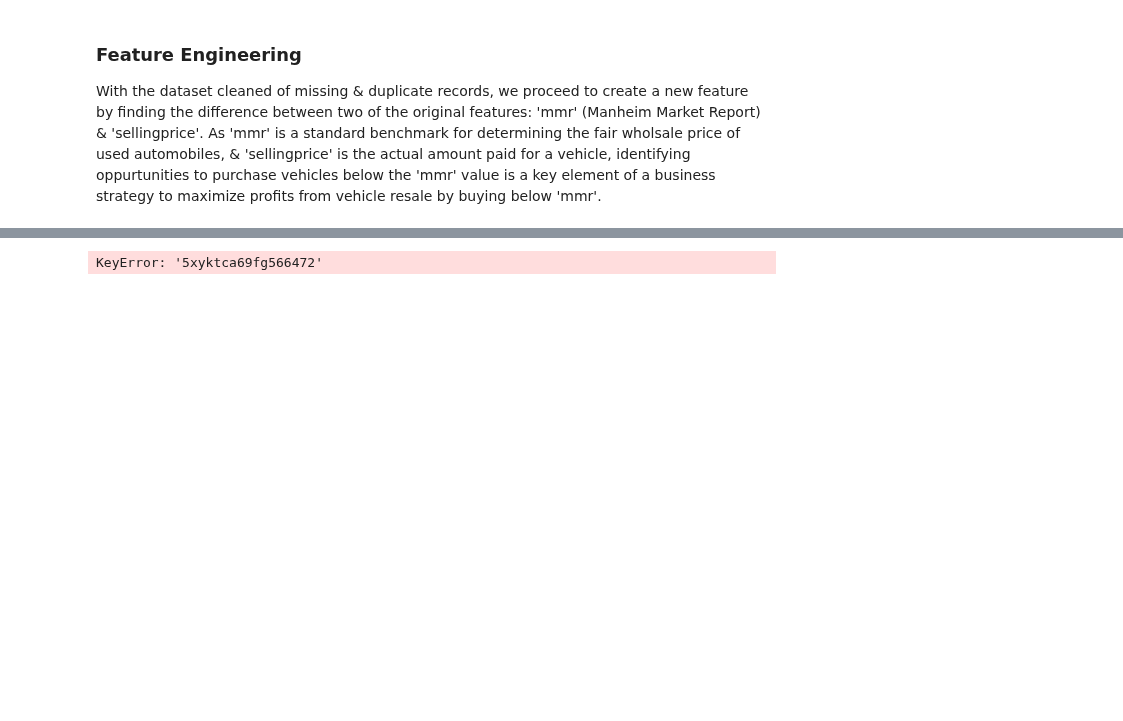
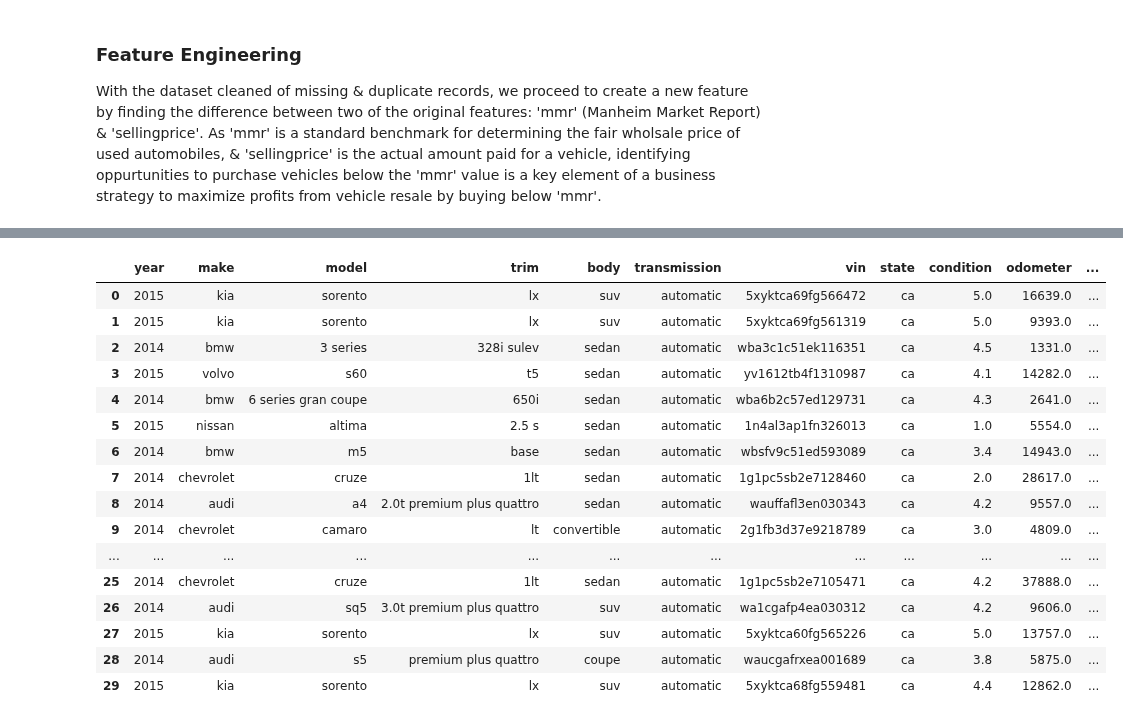
Before and after one commit to terminalcoder/used-car-auction-prices, a Jupyter notebook: notebook.ipynb, the cells around one changed output, grey strips where cells are left out. Cells and saved outputs as stored; diff of their text form; code cells hidden in the pictures; blank space fills up the shorter version.

Commit message:
added region col

```diff
--- a/notebook.ipynb
+++ b/notebook.ipynb
@@ -373,4 +355,23 @@ for l in 'abcdefghijklmnopqrstuvwxyz123456789':
-# %%
-df2['region'] = region_dict[df2['vin'][0]]
-# %% [output]
-KeyError: '5xyktca69fg566472'
+# %%
+df2['region'] = [region_dict[x] for x in df2['vin'].apply(lambda x: x[:1])]
+# %%
+# preview the dataframe with the new columns
+df2.head(30)
+# %% [output]
+|  | year | make | model | trim | body | transmission | vin | state | condition | odometer | ... |
+| 0 | 2015 | kia | sorento | lx | suv | automatic | 5xyktca69fg566472 | ca | 5.0 | 16639.0 | ... |
+| 1 | 2015 | kia | sorento | lx | suv | automatic | 5xyktca69fg561319 | ca | 5.0 | 9393.0 | ... |
+| 2 | 2014 | bmw | 3 series | 328i sulev | sedan | automatic | wba3c1c51ek116351 | ca | 4.5 | 1331.0 | ... |
+| 3 | 2015 | volvo | s60 | t5 | sedan | automatic | yv1612tb4f1310987 | ca | 4.1 | 14282.0 | ... |
+| 4 | 2014 | bmw | 6 series gran coupe | 650i | sedan | automatic | wba6b2c57ed129731 | ca | 4.3 | 2641.0 | ... |
+| 5 | 2015 | nissan | altima | 2.5 s | sedan | automatic | 1n4al3ap1fn326013 | ca | 1.0 | 5554.0 | ... |
+| 6 | 2014 | bmw | m5 | base | sedan | automatic | wbsfv9c51ed593089 | ca | 3.4 | 14943.0 | ... |
+| 7 | 2014 | chevrolet | cruze | 1lt | sedan | automatic | 1g1pc5sb2e7128460 | ca | 2.0 | 28617.0 | ... |
+| 8 | 2014 | audi | a4 | 2.0t premium plus quattro | sedan | automatic | wauffafl3en030343 | ca | 4.2 | 9557.0 | ... |
+| 9 | 2014 | chevrolet | camaro | lt | convertible | automatic | 2g1fb3d37e9218789 | ca | 3.0 | 4809.0 | ... |
+| ... | ... | ... | ... | ... | ... | ... | ... | ... | ... | ... | ... |
+| 25 | 2014 | chevrolet | cruze | 1lt | sedan | automatic | 1g1pc5sb2e7105471 | ca | 4.2 | 37888.0 | ... |
+| 26 | 2014 | audi | sq5 | 3.0t premium plus quattro | suv | automatic | wa1cgafp4ea030312 | ca | 4.2 | 9606.0 | ... |
+| 27 | 2015 | kia | sorento | lx | suv | automatic | 5xyktca60fg565226 | ca | 5.0 | 13757.0 | ... |
+| 28 | 2014 | audi | s5 | premium plus quattro | coupe | automatic | waucgafrxea001689 | ca | 3.8 | 5875.0 | ... |
+| 29 | 2015 | kia | sorento | lx | suv | automatic | 5xyktca68fg559481 | ca | 4.4 | 12862.0 | ... |
```
Also changed, not shown: parts of 3 cells of this notebook.
